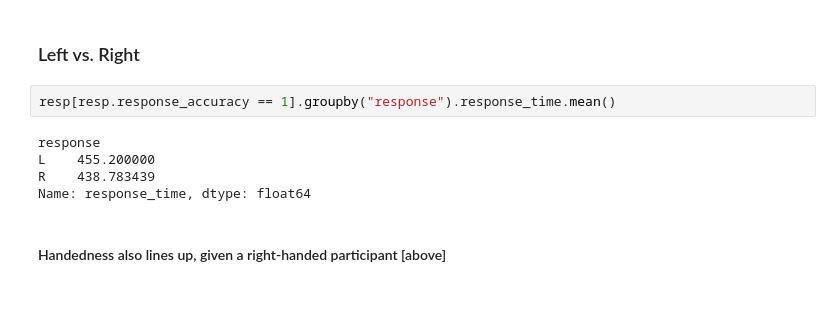
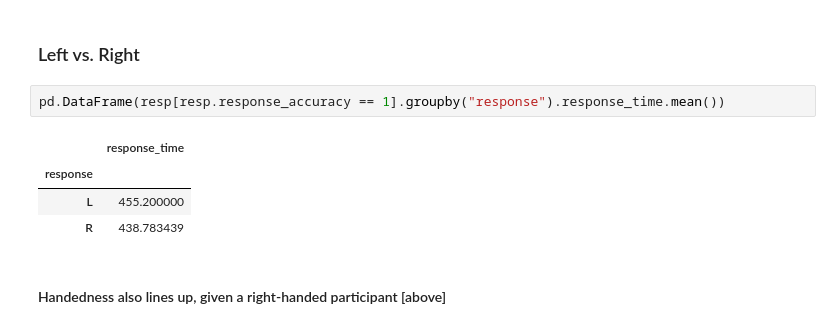
Before and after one commit to none2serious/MindLogger_Flanker_datacheck, a Jupyter notebook: Flanker_DataCheck_03292022.ipynb, the cells around one changed output. Drawn from its saved outputs; the diff is of its cells as text; blank space fills up the shorter version.

```diff
--- a/Flanker_DataCheck_03292022.ipynb
+++ b/Flanker_DataCheck_03292022.ipynb
@@ -113,12 +113,12 @@ Name: response_time, dtype: float64
 # %% [markdown]
 ### Left vs. Right
 # %%
-resp[resp.response_accuracy == 1].groupby("response").response_time.mean()
+pd.DataFrame(resp[resp.response_accuracy == 1].groupby("response").response_time.mean())
 # %% [output]
-response
-L    455.200000
-R    438.783439
-Name: response_time, dtype: float64
+|  | response_time |
+| response |  |
+| L | 455.200000 |
+| R | 438.783439 |
 # %% [markdown]
 #### Handedness also lines up, given a right-handed participant [above]
 # %% [markdown]
```
Also changed, not shown: parts of 6 cells of this notebook.
